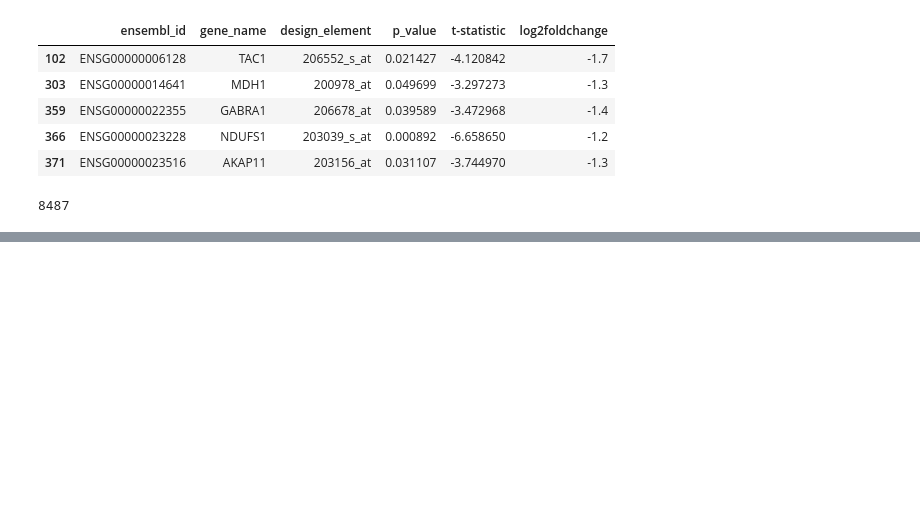
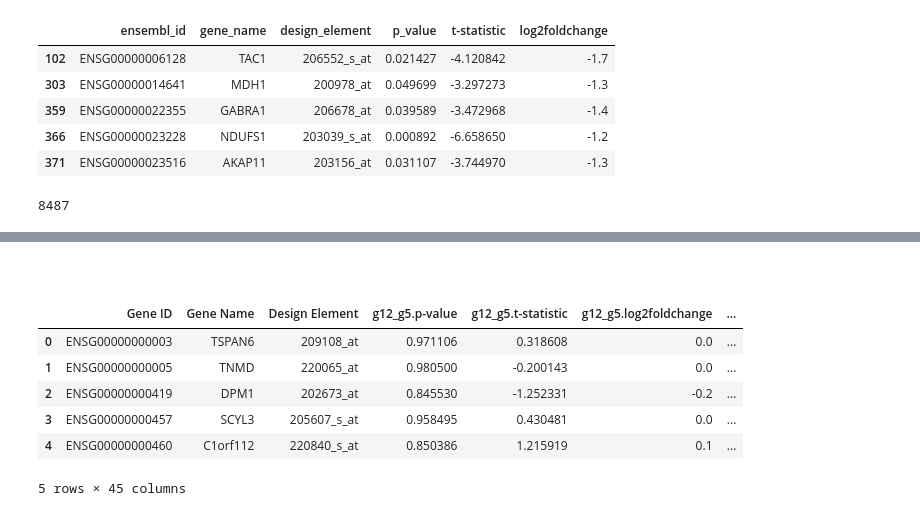
Before and after one commit to kritiAT/LC_BioDB-group-1, a Jupyter notebook: Group 1 task.ipynb, the cells around one changed output, grey strips where cells are left out. Cells and saved outputs as stored; diff of their text form; code cells hidden in the pictures; blank space fills up the shorter version.

```diff
--- a/Group 1 task.ipynb
+++ b/Group 1 task.ipynb
@@ -267,0 +185,2 @@ class Group1:
+# %% [markdown]
+#
@@ -267,0 +232,11 @@ class Group1:
+# %%
+df1 = data_reader('E-GEOD-7307')
+df1.head()
+# %% [output]
+|  | Gene ID | Gene Name | Design Element | g12_g5.p-value | g12_g5.t-statistic | g12_g5.log2foldchange | ... |
+| 0 | ENSG00000000003 | TSPAN6 | 209108_at | 0.971106 | 0.318608 | 0.0 | ... |
+| 1 | ENSG00000000005 | TNMD | 220065_at | 0.980500 | -0.200143 | 0.0 | ... |
+| 2 | ENSG00000000419 | DPM1 | 202673_at | 0.845530 | -1.252331 | -0.2 | ... |
+| 3 | ENSG00000000457 | SCYL3 | 205607_s_at | 0.958495 | 0.430481 | 0.0 | ... |
+| 4 | ENSG00000000460 | C1orf112 | 220840_s_at | 0.850386 | 1.215919 | 0.1 | ... |
+5 rows × 45 columns
```
Also changed, not shown: parts of 12 cells of this notebook, 2 other files.
